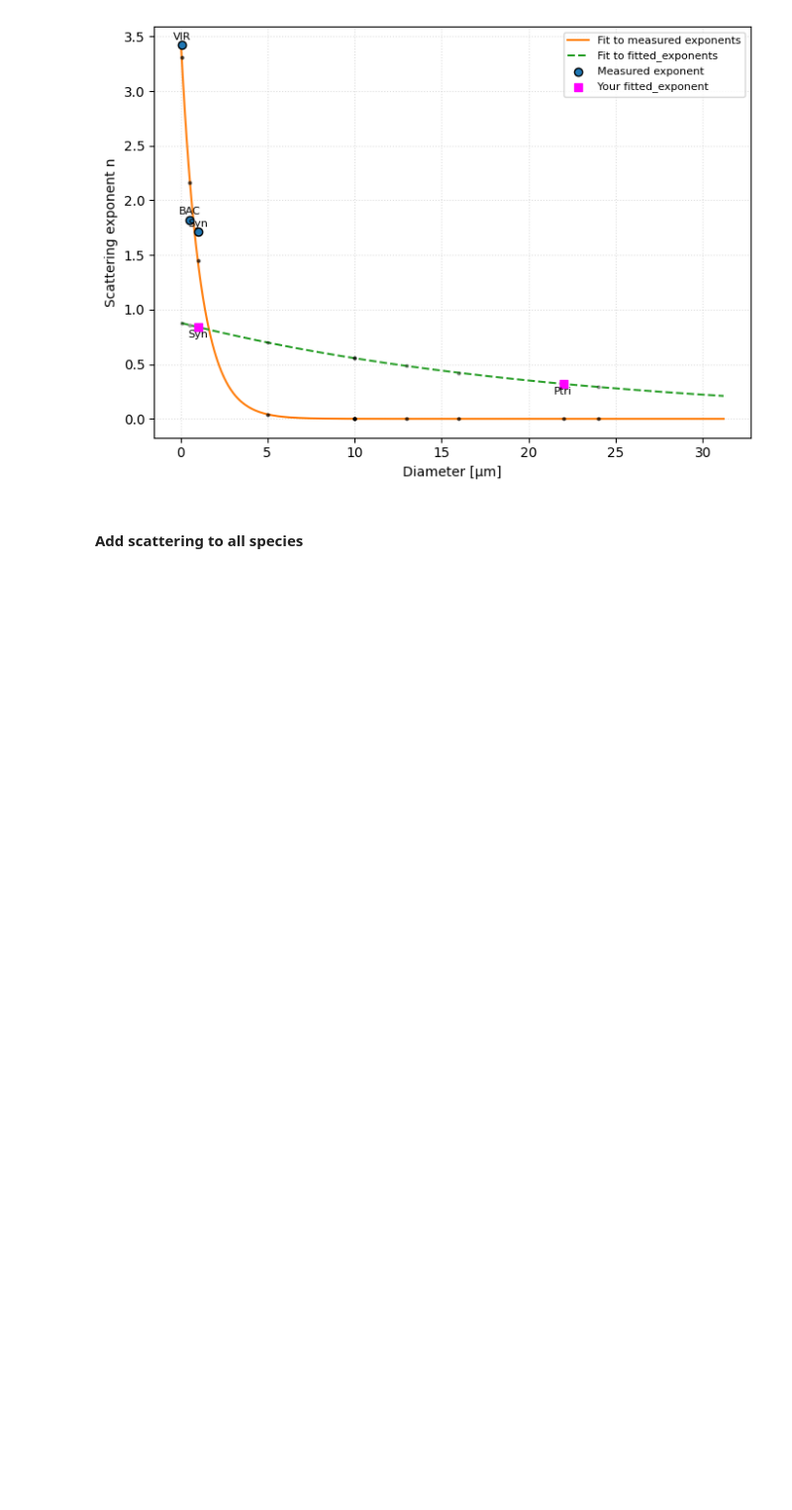
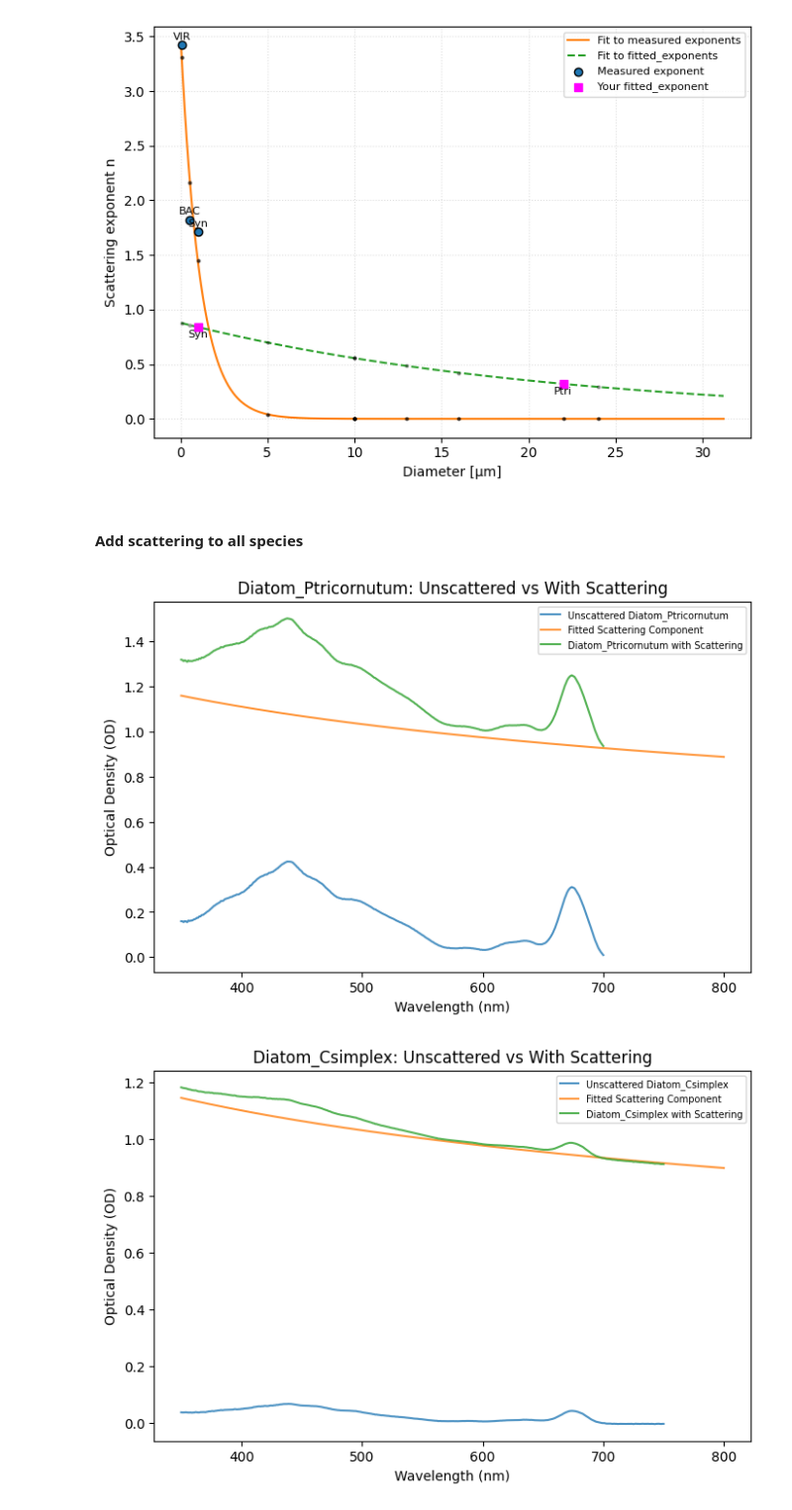
Before and after one commit to matsbannink/machine_learning, a Jupyter notebook: scattering.ipynb, the cells around one changed output. Shown at 99% size. Drawn from its saved outputs; the diff is of its cells as text; code cells hidden in the pictures; blank space fills up the shorter version.

```diff
--- a/scattering.ipynb
+++ b/scattering.ipynb
@@ -426,3 +466,70 @@ BAC                                   0.55     1.82       2.16       nan       0
 [figure]
 # %% [markdown]
 #### Add scattering to all species
+# %%
+def shifted_fitting_function(wavelengths_nm, n, a=1, c=0, shift=0):
+    lam = wavelengths_nm.astype(float)
+    lambda_ref = 550
+    return a * ((lam + shift) / lambda_ref) ** (-n) + c
+
+
+wavelength_col = "Wavelength"
+wavelengths = df_clean[wavelength_col].values
+
+# all species you listed
+species_list = [
+    "Diatom_Ptricornutum",
+    "Diatom_Csimplex",
+    "Chlamydomonas_Cpriscuii",
+    "Chlamydomonas_Creindhardtii",
+    "Dinoflagellate_Symbiodiniumsp",
+    "Dinoflagellate_Smicroadriaticum",
+    "Dinoflagellate_Dtrenchii",
+    "Dinoflagellate_Cgoreaui",
+    "Cyanobacteria_Synechosystis",
+]
+
+for species in species_list:
+    # original (unscattered) spectrum
+    unscattered = df_clean[species]
+
+    # fitted exponent n for this species
+    n_hat = exponent_df.loc[
+        exponent_df["name"] == species, "n_fit_observed"
+    ].iloc[0]
+
+    if species == "Diatom_Ptricornutum":
+        a_hat = a_hat
+        c_hat = c_hat
+    else:
+        a_hat = 1.0
+        c_hat = 0.0
+
+    # scattering component
+    scat = shifted_fitting_function(
+        wavelengths,
+        n=n_hat,
+        a=a_hat,
+        c=c_hat,
+        shift=shift_value,
+    )
+
+    # add new column with scattering
+    new_col = f"{species}_with_scattering"
+    df_clean[new_col] = unscattered + scat
+
+    # OPTIONAL: make a plot for each species
+    plt.figure(figsize=(8, 5))
+    plt.plot(wavelengths, unscattered, label=f"Unscattered {species}", alpha=0.8)
+    plt.plot(wavelengths, scat, label="Fitted Scattering Component", alpha=0.8)
+    plt.plot(wavelengths, df_clean[new_col], label=f"{species} with Scattering", alpha=0.8)
+    plt.xlabel("Wavelength (nm)")
+    plt.ylabel("Optical Density (OD)")
+    plt.title(f"{species}: Unscattered vs With Scattering")
+    plt.legend(fontsize=7)
+    plt.show()
+
+df_clean.to_excel("Spectral_library_with_scattering.xlsx", index=False)
+# %% [output]
+[figure, added]
+[figure, added]
```
Also changed, not shown: parts of 7 cells of this notebook, 4 other files.
